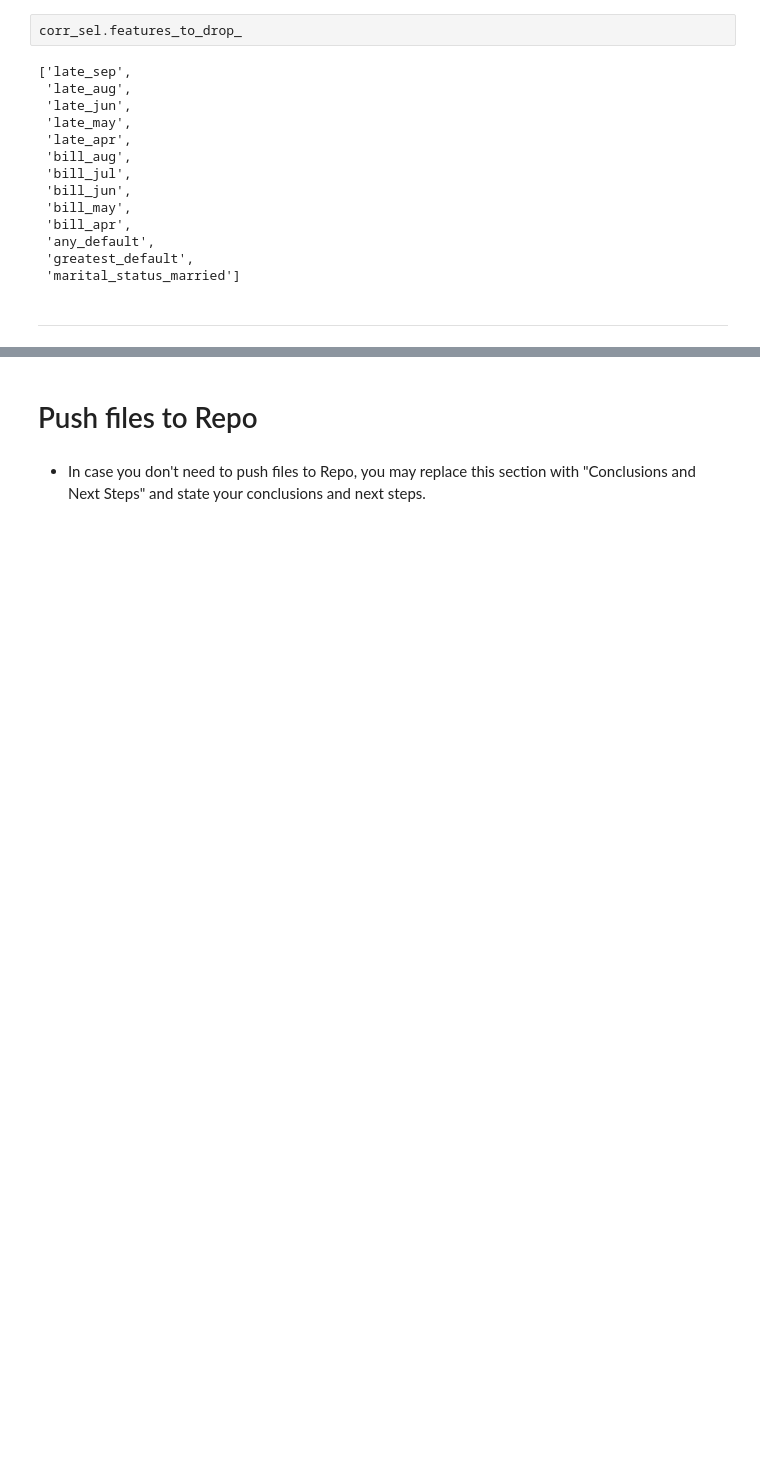
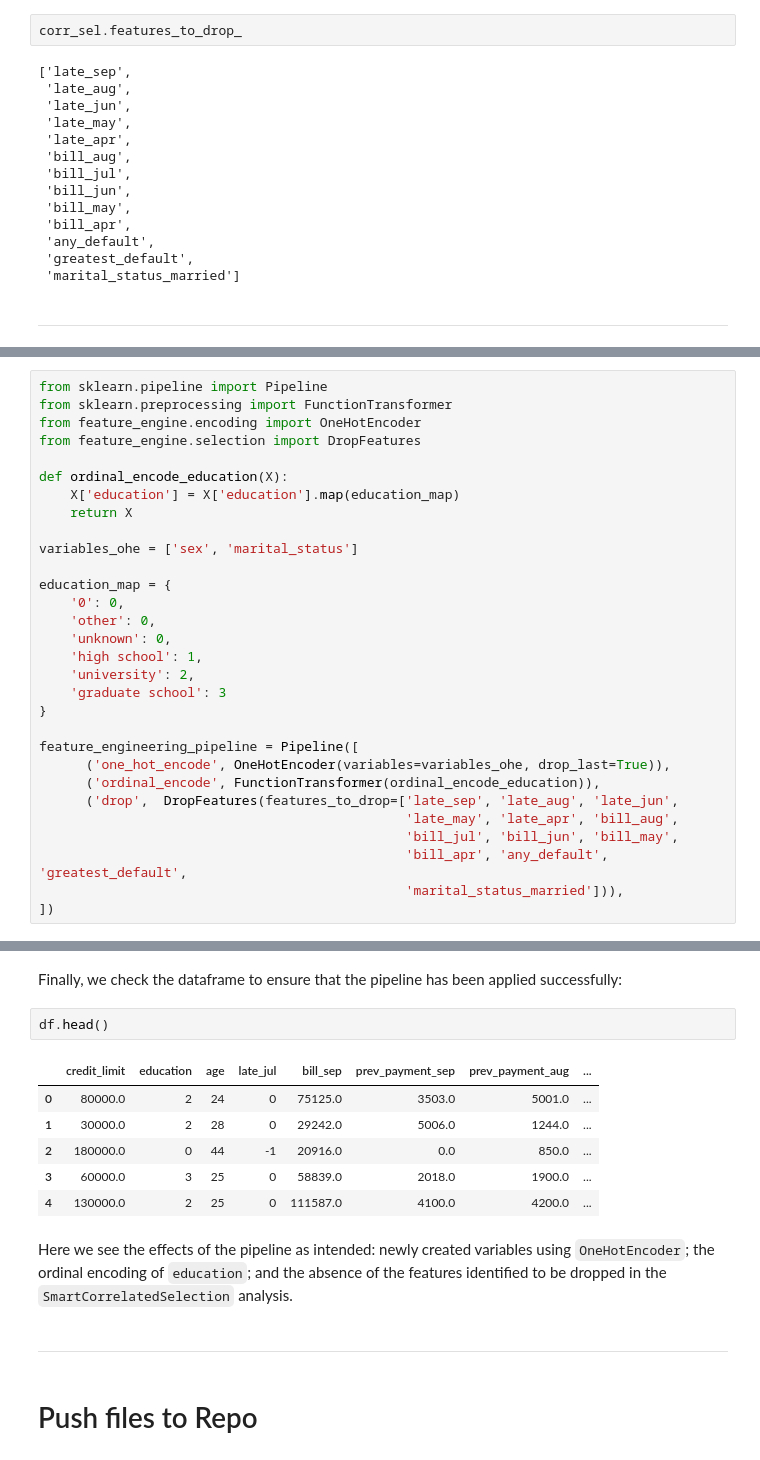
Before and after one commit to frankiesanjana/credit-card-default, a Jupyter notebook: jupyter_notebooks/04_feature_engineering.ipynb, the cells around one changed output, grey strips where cells are left out. Cells and saved outputs as stored; diff of their text form; blank space fills up the shorter version.

```diff
--- a/jupyter_notebooks/04_feature_engineering.ipynb
+++ b/jupyter_notebooks/04_feature_engineering.ipynb
@@ -534,0 +563,30 @@ corr_sel.features_to_drop_
+# %%
+from sklearn.pipeline import Pipeline
+from sklearn.preprocessing import FunctionTransformer
+from feature_engine.encoding import OneHotEncoder
+from feature_engine.selection import DropFeatures
+
+def ordinal_encode_education(X):
+    X['education'] = X['education'].map(education_map)
+    return X
+
+variables_ohe = ['sex', 'marital_status']
+
+education_map = {
+    '0': 0,
+    'other': 0,
+    'unknown': 0,
+    'high school': 1,
+    'university': 2,
+    'graduate school': 3
+}
+
+feature_engineering_pipeline = Pipeline([
+      ('one_hot_encode', OneHotEncoder(variables=variables_ohe, drop_last=True)),
+      ('ordinal_encode', FunctionTransformer(ordinal_encode_education)),
+      ('drop',  DropFeatures(features_to_drop=['late_sep', 'late_aug', 'late_jun',
+                                               'late_may', 'late_apr', 'bill_aug',
+                                               'bill_jul', 'bill_jun', 'bill_may',
+                                               'bill_apr', 'any_default', 'greatest_default',
+                                               'marital_status_married'])),
+])
@@ -535,4 +613,17 @@ corr_sel.features_to_drop_
+# %% [markdown]
+Finally, we check the dataframe to ensure that the pipeline has been applied successfully:
+# %%
+df.head()
+# %% [output]
+|  | credit_limit | education | age | late_jul | bill_sep | prev_payment_sep | prev_payment_aug | ... |
+| 0 | 80000.0 | 2 | 24 | 0 | 75125.0 | 3503.0 | 5001.0 | ... |
+| 1 | 30000.0 | 2 | 28 | 0 | 29242.0 | 5006.0 | 1244.0 | ... |
+| 2 | 180000.0 | 0 | 44 | -1 | 20916.0 | 0.0 | 850.0 | ... |
+| 3 | 60000.0 | 3 | 25 | 0 | 58839.0 | 2018.0 | 1900.0 | ... |
+| 4 | 130000.0 | 2 | 25 | 0 | 111587.0 | 4100.0 | 4200.0 | ... |
+# %% [markdown]
+Here we see the effects of the pipeline as intended: newly created variables using `OneHotEncoder`; the ordinal encoding of `education`; and the absence of the features identified to be dropped in the `SmartCorrelatedSelection` analysis.
+# %% [markdown]
+---
 # %% [markdown]
 # Push files to Repo
-# %% [markdown]
-* In case you don't need to push files to Repo, you may replace this section with "Conclusions and Next Steps" and state your conclusions and next steps.
```
Also changed, not shown: parts of 9 cells of this notebook, 1 other file.
